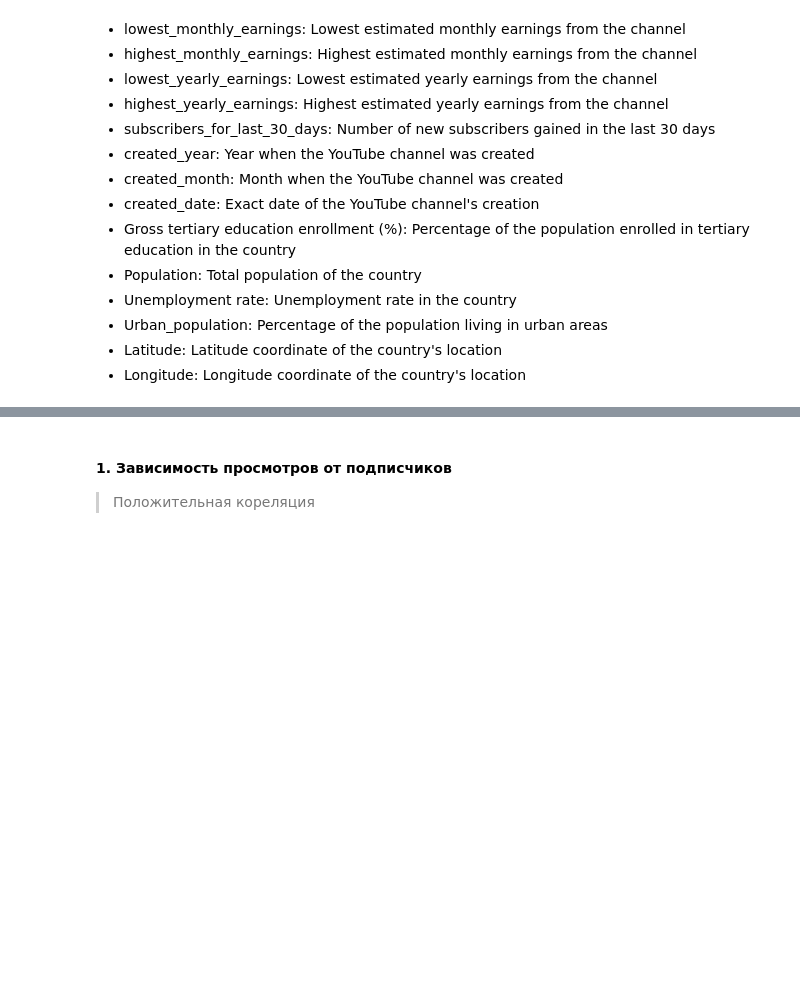
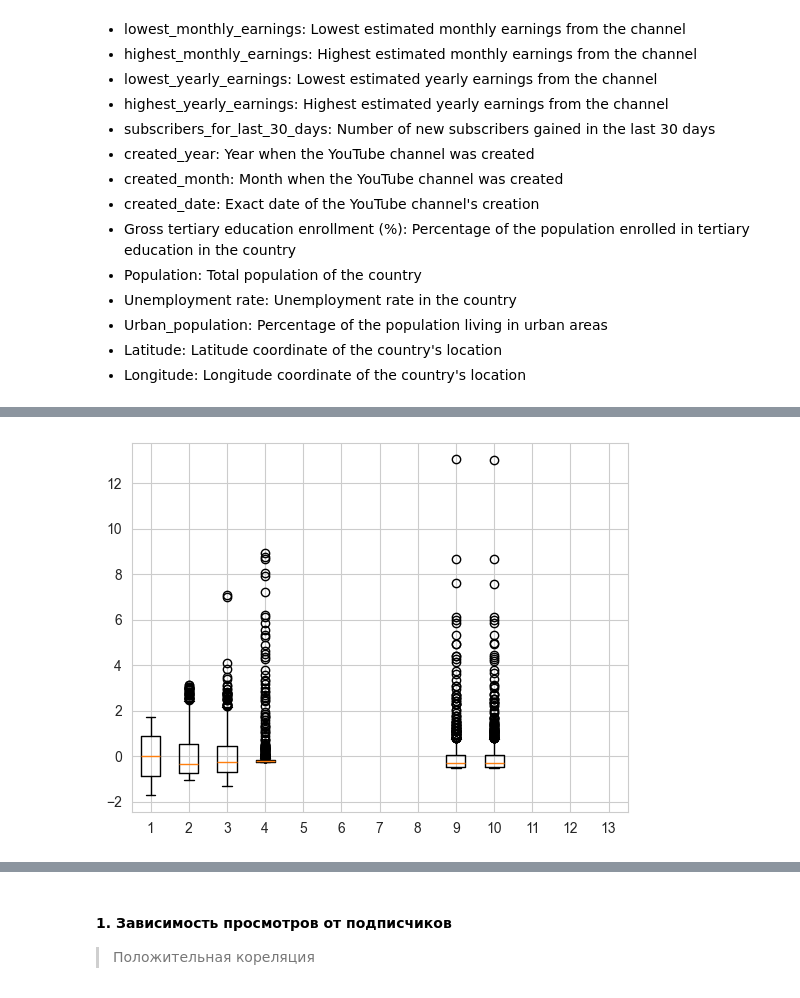
Before and after one commit to archimage-wiz/DS_PythonStat_Hw_Last, a Jupyter notebook: Hw_YoutubeStatistics_Final.ipynb, the cells around one changed output, grey strips where cells are left out. Saved outputs shown, nothing was run; the diff lists cells and outputs as text; code cells hidden in the pictures; blank space fills up the shorter version.

```diff
--- a/Hw_YoutubeStatistics_Final.ipynb
+++ b/Hw_YoutubeStatistics_Final.ipynb
@@ -8,2 +17,5 @@ import seaborn as sns
 # %%
 df = pd.read_csv('Global YouTube Statistics.csv', encoding='ISO-8859-1')
+df_num_cols = df.select_dtypes(include='number').drop(columns=['Latitude', 'Longitude'])
+df_obj_cols = df.select_dtypes(exclude='number').drop(columns=['Abbreviation'])
+df.head()
@@ -160,0 +108,12 @@ plt.show()
+# %%
+def find_outliers(data):
+    iqr = data.quantile(0.75) - data.quantile(0.25)
+    lower_bound = data.quantile(0.25) - (iqr * 1.5)
+    upper_bound = data.quantile(0.75) + (iqr * 1.5)
+    return data[(data < lower_bound) | (data > upper_bound)]
+# %%
+df_num_cols_reduced = df_num_cols.drop(columns=[
+    'Urban_population', 'created_date', 'created_year',
+    'subscribers_for_last_30_days', 'highest_monthly_earnings', 'lowest_monthly_earnings'
+])  # subscribers_for_last_30_days dropped due to many Nan's
+df_num_cols_reduced.describe().style.format(precision=1)
@@ -160,0 +132,9 @@ plt.show()
+# %%
+df_num_cols_reduced = df_num_cols_reduced[df_num_cols_reduced['video views'] >= 1]
+indx = list()
+for x in df_num_cols_reduced.columns:
+    res = find_outliers(df_num_cols_reduced[x])
+    indx.append(res.index.to_list())
+df_num_cols_reduced.drop(index=indx[1], inplace=True)
+print(len(indx))
+df_num_cols_reduced.describe().style.format(precision=1)
@@ -160,0 +152,9 @@ plt.show()
+# %%
+scaler = MinMaxScaler()
+df_num_cols_reduced_norm = scaler.fit_transform(df_num_cols_reduced)
+scaler = StandardScaler()
+df_num_cols_reduced_norm = pd.DataFrame(scaler.fit_transform(df_num_cols_reduced_norm))
+plt.boxplot(df_num_cols_reduced_norm)
+plt.show()
+# %% [output]
+[figure, added]
```
Also changed, not shown: parts of 46 cells of this notebook.
